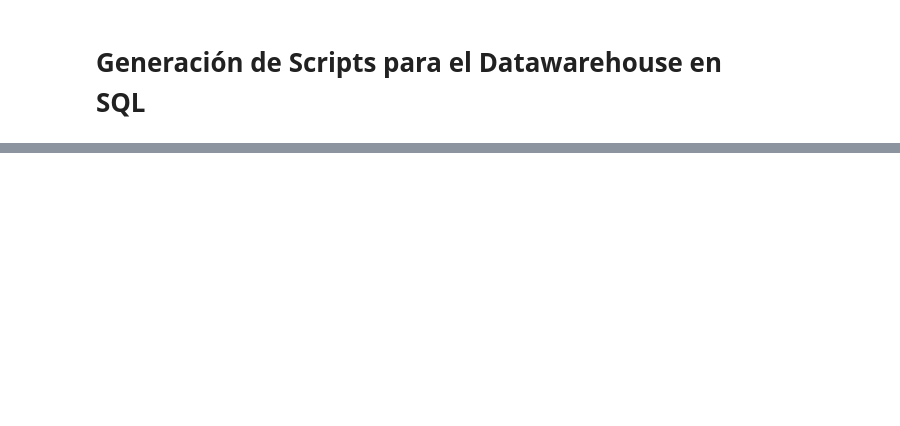
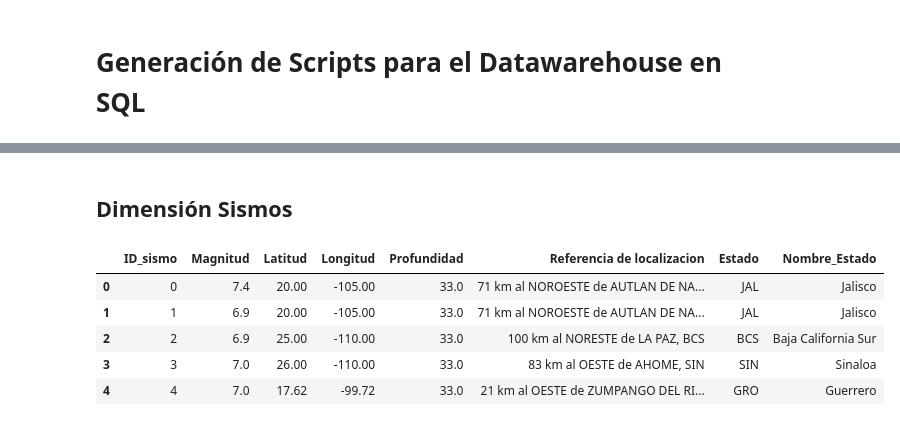
Before and after one commit to Pinedah/bda-p2-datawarehouse, a Jupyter notebook: datawarehouse.ipynb, the cells around one changed output, grey strips where cells are left out. Saved outputs shown, nothing was run; the diff lists cells and outputs as text; code cells hidden in the pictures; blank space fills up the shorter version.

```diff
--- a/datawarehouse.ipynb
+++ b/datawarehouse.ipynb
@@ -1914,0 +1913,60 @@ dw_sismos.head(1)
+# %% [markdown]
+## Dimensión Sismos
+# %%
+# dimensión de sismos
+dw_sismos['ID_sismo'] = dw_sismos.index
+# Mover la columna 'ID' al inicio
+cols = ['ID_sismo'] + [col for col in dw_sismos.columns if col != 'ID_sismo']
+dw_sismos = dw_sismos[cols]
+# Filtrar las columnas deseadas
+dw_dim_sismos = dw_sismos[['ID_sismo', 'Magnitud', 'Latitud', 'Longitud', 'Profundidad', 'Referencia de localizacion']].copy()
+
+
+# crear una nueva columna desde la referencia de localizacion para poder relacionar mas tarde
+dw_dim_sismos['Estado'] = dw_dim_sismos['Referencia de localizacion'].str.extract(r',\s*([A-Z]{3})$')
+# Crear un diccionario de mapeo entre siglas y nombres completos
+mapeo_estados = {
+    'AGS': 'Aguascalientes',
+    'BC': 'Baja California',
+    'BCS': 'Baja California Sur',
+    'CAMP': 'Campeche',
+    'CHIS': 'Chiapas',
+    'CHIH': 'Chihuahua',
+    'CDMX': 'Ciudad de Mexico',
+    'COAH': 'Coahuila',
+    'COL': 'Colima',
+    'DGO': 'Durango',
+    'GTO': 'Guanajuato',
+    'GRO': 'Guerrero',
+    'HGO': 'Hidalgo',
+    'JAL': 'Jalisco',
+    'MEX': 'Mexico',
+    'MICH': 'Michoacán',
+    'MOR': 'Morelos',
+    'NAY': 'Nayarit',
+    'NL': 'Nuevo Leon',
+    'OAX': 'Oaxaca',
+    'PUE': 'Puebla',
+    'QRO': 'Queretaro',
+    'QROO': 'Quintana Roo',
+    'SLP': 'San Luis Potosi',
+    'SIN': 'Sinaloa',
+    'SON': 'Sonora',
+    'TAB': 'Tabasco',
+    'TAMPS': 'Tamaulipas',
+    'TLAX': 'Tlaxcala',
+    'VER': 'Veracruz',
+    'YUC': 'Yucatan',
+    'ZAC': 'Zacatecas'
+}
+# Mapear las siglas a nombres completos
+dw_dim_sismos["Nombre_Estado"] = dw_dim_sismos["Estado"].map(mapeo_estados)
+
+dw_dim_sismos.head()
+# %% [output]
+|  | ID_sismo | Magnitud | Latitud | Longitud | Profundidad | Referencia de localizacion | Estado | Nombre_Estado |
+| 0 | 0 | 7.4 | 20.00 | -105.00 | 33.0 | 71 km al NOROESTE de AUTLAN DE NA... | JAL | Jalisco |
+| 1 | 1 | 6.9 | 20.00 | -105.00 | 33.0 | 71 km al NOROESTE de AUTLAN DE NA... | JAL | Jalisco |
+| 2 | 2 | 6.9 | 25.00 | -110.00 | 33.0 | 100 km al NORESTE de LA PAZ, BCS | BCS | Baja California Sur |
+| 3 | 3 | 7.0 | 26.00 | -110.00 | 33.0 | 83 km al OESTE de AHOME, SIN | SIN | Sinaloa |
+| 4 | 4 | 7.0 | 17.62 | -99.72 | 33.0 | 21 km al OESTE de ZUMPANGO DEL RI... | GRO | Guerrero |
```
Also changed, not shown: parts of 22 cells of this notebook.
